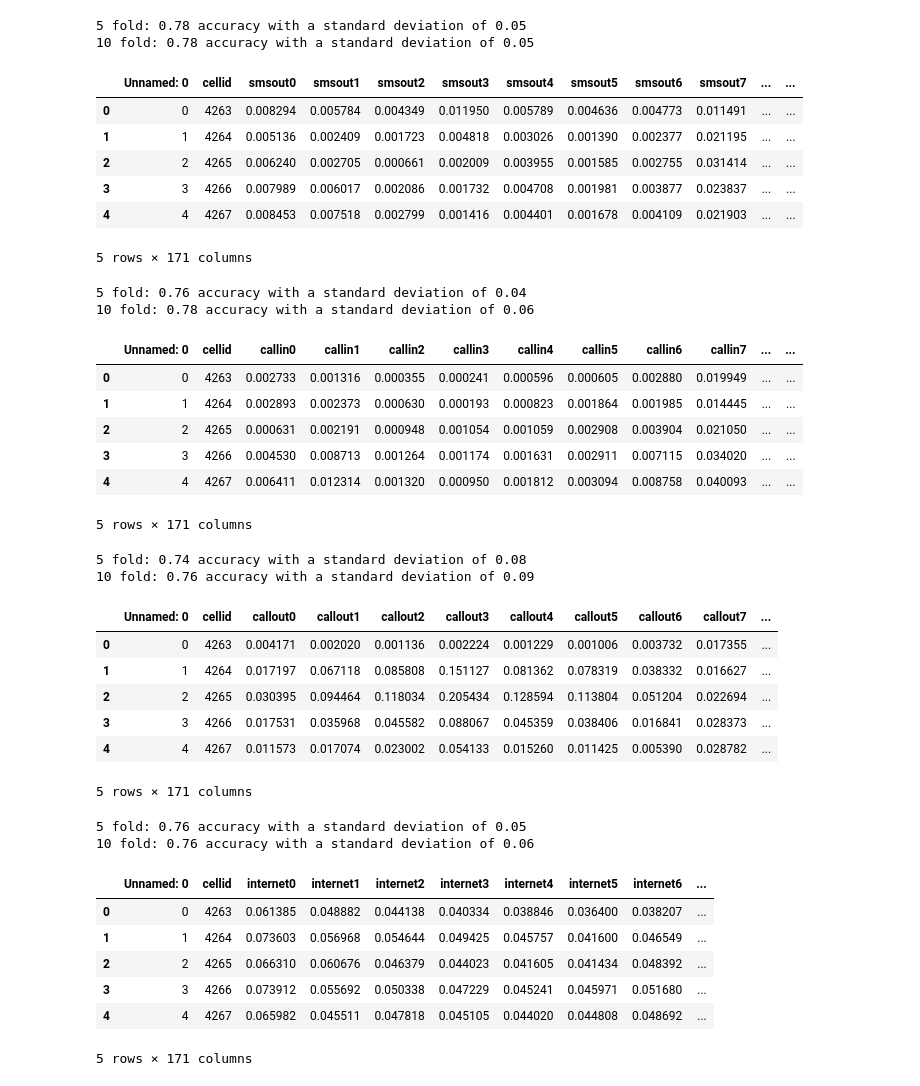
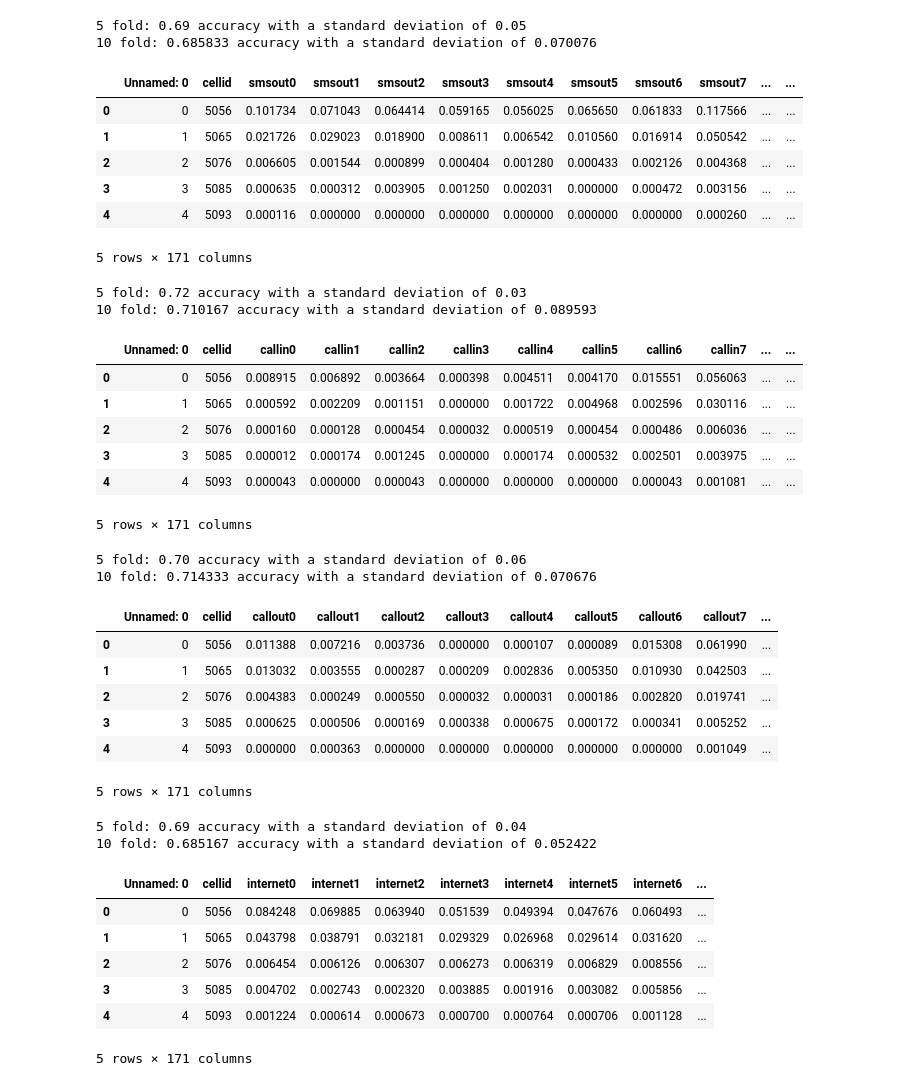
Before and after one commit to mendozamanu/milan-mobility, a Jupyter notebook: kNN-week.ipynb, the cells around one changed output. Drawn from its saved outputs; the diff is of its cells as text; code cells hidden in the pictures.

```diff
--- a/kNN-week.ipynb
+++ b/kNN-week.ipynb
@@ -49,26 +49,26 @@ scores2 = cross_val_score(knn, x, y, cv=10)
 #y_pred = cross_val_predict(knn, x, y, cv=10)
 # %%
 print("5 fold: %0.2f accuracy with a standard deviation of %0.2f" % (scores1.mean(), scores1.std()))
-print("10 fold: %0.2f accuracy with a standard deviation of %0.2f" % (scores2.mean(), scores2.std()))
+print("10 fold: %f accuracy with a standard deviation of %f" % (scores2.mean(), scores2.std()))
 # %% [output]
-5 fold: 0.78 accuracy with a standard deviation of 0.05
-10 fold: 0.78 accuracy with a standard deviation of 0.05
+5 fold: 0.69 accuracy with a standard deviation of 0.05
+10 fold: 0.685833 accuracy with a standard deviation of 0.070076
 # %%
-#data = pd.read_csv("./classif/randomgrid/classif-randomgridweek_smsout.csv")
+data = pd.read_csv("./classif/randomgrid/classif-randomgridweek_smsout.csv")
 #data = pd.read_csv("./classif/10x10/classif10x10week_smsout.csv")
-data = pd.read_csv("./classif/20x20/classif20x20week_smsout.csv")
+#data = pd.read_csv("./classif/20x20/classif20x20week_smsout.csv")
 
 #data = pd.read_csv("./classif/randomgrid/classif-randomgridweekminute_smsout.csv")
 #data = pd.read_csv("./classif/10x10/classif10x10weekminute_smsout.csv")
 #data = pd.read_csv("./classif/20x20/classif20x20weekminute_smsout.csv")
 data.head()
 # %% [output]
 |  | Unnamed: 0 | cellid | smsout0 | smsout1 | smsout2 | smsout3 | smsout4 | smsout5 | smsout6 | smsout7 | ... | ... |
-| 0 | 0 | 4263 | 0.008294 | 0.005784 | 0.004349 | 0.011950 | 0.005789 | 0.004636 | 0.004773 | 0.011491 | ... | ... |
-| 1 | 1 | 4264 | 0.005136 | 0.002409 | 0.001723 | 0.004818 | 0.003026 | 0.001390 | 0.002377 | 0.021195 | ... | ... |
-| 2 | 2 | 4265 | 0.006240 | 0.002705 | 0.000661 | 0.002009 | 0.003955 | 0.001585 | 0.002755 | 0.031414 | ... | ... |
-| 3 | 3 | 4266 | 0.007989 | 0.006017 | 0.002086 | 0.001732 | 0.004708 | 0.001981 | 0.003877 | 0.023837 | ... | ... |
-| 4 | 4 | 4267 | 0.008453 | 0.007518 | 0.002799 | 0.001416 | 0.004401 | 0.001678 | 0.004109 | 0.021903 | ... | ... |
+| 0 | 0 | 5056 | 0.101734 | 0.071043 | 0.064414 | 0.059165 | 0.056025 | 0.065650 | 0.061833 | 0.117566 | ... | ... |
+| 1 | 1 | 5065 | 0.021726 | 0.029023 | 0.018900 | 0.008611 | 0.006542 | 0.010560 | 0.016914 | 0.050542 | ... | ... |
+| 2 | 2 | 5076 | 0.006605 | 0.001544 | 0.000899 | 0.000404 | 0.001280 | 0.000433 | 0.002126 | 0.004368 | ... | ... |
+| 3 | 3 | 5085 | 0.000635 | 0.000312 | 0.003905 | 0.001250 | 0.002031 | 0.000000 | 0.000472 | 0.003156 | ... | ... |
+| 4 | 4 | 5093 | 0.000116 | 0.000000 | 0.000000 | 0.000000 | 0.000000 | 0.000000 | 0.000000 | 0.000260 | ... | ... |
 5 rows × 171 columns
 # %%
 y = data.iloc[:,170] #h/w
@@ -81,14 +81,14 @@ scores1 = cross_val_score(knn, x, y, cv=5)
 scores2 = cross_val_score(knn, x, y, cv=10)
 # %%
 print("5 fold: %0.2f accuracy with a standard deviation of %0.2f" % (scores1.mean(), scores1.std()))
-print("10 fold: %0.2f accuracy with a standard deviation of %0.2f" % (scores2.mean(), scores2.std()))
+print("10 fold: %f accuracy with a standard deviation of %f" % (scores2.mean(), scores2.std()))
 # %% [output]
-5 fold: 0.76 accuracy with a standard deviation of 0.04
-10 fold: 0.78 accuracy with a standard deviation of 0.06
+5 fold: 0.72 accuracy with a standard deviation of 0.03
+10 fold: 0.710167 accuracy with a standard deviation of 0.089593
 # %%
-#data = pd.read_csv("./classif/randomgrid/classif-randomgridweek_callin.csv")
+data = pd.read_csv("./classif/randomgrid/classif-randomgridweek_callin.csv")
 #data = pd.read_csv("./classif/10x10/classif10x10week_callin.csv")
-data = pd.read_csv("./classif/20x20/classif20x20week_callin.csv")
+#data = pd.read_csv("./classif/20x20/classif20x20week_callin.csv")
 
 #data = pd.read_csv("./classif/randomgrid/classif-randomgridweekminute_callin.csv")
 #data = pd.read_csv("./classif/10x10/classif10x10weekminute_callin.csv")
@@ -96,11 +96,11 @@ data = pd.read_csv("./classif/20x20/classif20x20week_callin.csv")
 data.head()
 # %% [output]
 |  | Unnamed: 0 | cellid | callin0 | callin1 | callin2 | callin3 | callin4 | callin5 | callin6 | callin7 | ... | ... |
-| 0 | 0 | 4263 | 0.002733 | 0.001316 | 0.000355 | 0.000241 | 0.000596 | 0.000605 | 0.002880 | 0.019949 | ... | ... |
-| 1 | 1 | 4264 | 0.002893 | 0.002373 | 0.000630 | 0.000193 | 0.000823 | 0.001864 | 0.001985 | 0.014445 | ... | ... |
-| 2 | 2 | 4265 | 0.000631 | 0.002191 | 0.000948 | 0.001054 | 0.001059 | 0.002908 | 0.003904 | 0.021050 | ... | ... |
-| 3 | 3 | 4266 | 0.004530 | 0.008713 | 0.001264 | 0.001174 | 0.001631 | 0.002911 | 0.007115 | 0.034020 | ... | ... |
-| 4 | 4 | 4267 | 0.006411 | 0.012314 | 0.001320 | 0.000950 | 0.001812 | 0.003094 | 0.008758 | 0.040093 | ... | ... |
+| 0 | 0 | 5056 | 0.008915 | 0.006892 | 0.003664 | 0.000398 | 0.004511 | 0.004170 | 0.015551 | 0.056063 | ... | ... |
+| 1 | 1 | 5065 | 0.000592 | 0.002209 | 0.001151 | 0.000000 | 0.001722 | 0.004968 | 0.002596 | 0.030116 | ... | ... |
+| 2 | 2 | 5076 | 0.000160 | 0.000128 | 0.000454 | 0.000032 | 0.000519 | 0.000454 | 0.000486 | 0.006036 | ... | ... |
+| 3 | 3 | 5085 | 0.000012 | 0.000174 | 0.001245 | 0.000000 | 0.000174 | 0.000532 | 0.002501 | 0.003975 | ... | ... |
+| 4 | 4 | 5093 | 0.000043 | 0.000000 | 0.000043 | 0.000000 | 0.000000 | 0.000000 | 0.000043 | 0.001081 | ... | ... |
 5 rows × 171 columns
 # %%
 y = data.iloc[:,170] #h/w
@@ -113,14 +113,14 @@ scores1 = cross_val_score(knn, x, y, cv=5)
 scores2 = cross_val_score(knn, x, y, cv=10)
 # %%
 print("5 fold: %0.2f accuracy with a standard deviation of %0.2f" % (scores1.mean(), scores1.std()))
-print("10 fold: %0.2f accuracy with a standard deviation of %0.2f" % (scores2.mean(), scores2.std()))
+print("10 fold: %f accuracy with a standard deviation of %f" % (scores2.mean(), scores2.std()))
 # %% [output]
-5 fold: 0.74 accuracy with a standard deviation of 0.08
-10 fold: 0.76 accuracy with a standard deviation of 0.09
+5 fold: 0.70 accuracy with a standard deviation of 0.06
+10 fold: 0.714333 accuracy with a standard deviation of 0.070676
 # %%
-#data = pd.read_csv("./classif/randomgrid/classif-randomgridweek_callout.csv")
+data = pd.read_csv("./classif/randomgrid/classif-randomgridweek_callout.csv")
 #data = pd.read_csv("./classif/10x10/classif10x10week_callout.csv")
-data = pd.read_csv("./classif/20x20/classif20x20week_callout.csv")
+#data = pd.read_csv("./classif/20x20/classif20x20week_callout.csv")
 
 #data = pd.read_csv("./classif/randomgrid/classif-randomgridweekminute_callout.csv")
 #data = pd.read_csv("./classif/10x10/classif10x10weekminute_callout.csv")
@@ -128,11 +128,11 @@ data = pd.read_csv("./classif/20x20/classif20x20week_callout.csv")
 data.head()
 # %% [output]
 |  | Unnamed: 0 | cellid | callout0 | callout1 | callout2 | callout3 | callout4 | callout5 | callout6 | callout7 | ... |
-| 0 | 0 | 4263 | 0.004171 | 0.002020 | 0.001136 | 0.002224 | 0.001229 | 0.001006 | 0.003732 | 0.017355 | ... |
-| 1 | 1 | 4264 | 0.017197 | 0.067118 | 0.085808 | 0.151127 | 0.081362 | 0.078319 | 0.038332 | 0.016627 | ... |
-| 2 | 2 | 4265 | 0.030395 | 0.094464 | 0.118034 | 0.205434 | 0.128594 | 0.113804 | 0.051204 | 0.022694 | ... |
-| 3 | 3 | 4266 | 0.017531 | 0.035968 | 0.045582 | 0.088067 | 0.045359 | 0.038406 | 0.016841 | 0.028373 | ... |
-| 4 | 4 | 4267 | 0.011573 | 0.017074 | 0.023002 | 0.054133 | 0.015260 | 0.011425 | 0.005390 | 0.028782 | ... |
+| 0 | 0 | 5056 | 0.011388 | 0.007216 | 0.003736 | 0.000000 | 0.000107 | 0.000089 | 0.015308 | 0.061990 | ... |
+| 1 | 1 | 5065 | 0.013032 | 0.003555 | 0.000287 | 0.000209 | 0.002836 | 0.005350 | 0.010930 | 0.042503 | ... |
+| 2 | 2 | 5076 | 0.004383 | 0.000249 | 0.000550 | 0.000032 | 0.000031 | 0.000186 | 0.002820 | 0.019741 | ... |
+| 3 | 3 | 5085 | 0.000625 | 0.000506 | 0.000169 | 0.000338 | 0.000675 | 0.000172 | 0.000341 | 0.005252 | ... |
+| 4 | 4 | 5093 | 0.000000 | 0.000363 | 0.000000 | 0.000000 | 0.000000 | 0.000000 | 0.000000 | 0.001049 | ... |
 5 rows × 171 columns
 # %%
 y = data.iloc[:,170] #h/w
@@ -147,14 +147,14 @@ scores2 = cross_val_score(knn, x, y, cv=10)
 #y_pred = cross_val_predict(knn, x, y, cv=10)
 # %%
 print("5 fold: %0.2f accuracy with a standard deviation of %0.2f" % (scores1.mean(), scores1.std()))
-print("10 fold: %0.2f accuracy with a standard deviation of %0.2f" % (scores2.mean(), scores2.std()))
+print("10 fold: %f accuracy with a standard deviation of %f" % (scores2.mean(), scores2.std()))
 # %% [output]
-5 fold: 0.76 accuracy with a standard deviation of 0.05
-10 fold: 0.76 accuracy with a standard deviation of 0.06
+5 fold: 0.69 accuracy with a standard deviation of 0.04
+10 fold: 0.685167 accuracy with a standard deviation of 0.052422
 # %%
-#data = pd.read_csv("./classif/randomgrid/classif-randomgridweek_internet.csv")
+data = pd.read_csv("./classif/randomgrid/classif-randomgridweek_internet.csv")
 #data = pd.read_csv("./classif/10x10/classif10x10week_internet.csv")
-data = pd.read_csv("./classif/20x20/classif20x20week_internet.csv")
+#data = pd.read_csv("./classif/20x20/classif20x20week_internet.csv")
 
 #data = pd.read_csv("./classif/randomgrid/classif-randomgridweekminute_internet.csv")
 #data = pd.read_csv("./classif/10x10/classif10x10weekminute_internet.csv")
@@ -162,11 +162,11 @@ data = pd.read_csv("./classif/20x20/classif20x20week_internet.csv")
 data.head()
 # %% [output]
 |  | Unnamed: 0 | cellid | internet0 | internet1 | internet2 | internet3 | internet4 | internet5 | internet6 | ... |
-| 0 | 0 | 4263 | 0.061385 | 0.048882 | 0.044138 | 0.040334 | 0.038846 | 0.036400 | 0.038207 | ... |
-| 1 | 1 | 4264 | 0.073603 | 0.056968 | 0.054644 | 0.049425 | 0.045757 | 0.041600 | 0.046549 | ... |
-| 2 | 2 | 4265 | 0.066310 | 0.060676 | 0.046379 | 0.044023 | 0.041605 | 0.041434 | 0.048392 | ... |
-| 3 | 3 | 4266 | 0.073912 | 0.055692 | 0.050338 | 0.047229 | 0.045241 | 0.045971 | 0.051680 | ... |
-| 4 | 4 | 4267 | 0.065982 | 0.045511 | 0.047818 | 0.045105 | 0.044020 | 0.044808 | 0.048692 | ... |
+| 0 | 0 | 5056 | 0.084248 | 0.069885 | 0.063940 | 0.051539 | 0.049394 | 0.047676 | 0.060493 | ... |
+| 1 | 1 | 5065 | 0.043798 | 0.038791 | 0.032181 | 0.029329 | 0.026968 | 0.029614 | 0.031620 | ... |
+| 2 | 2 | 5076 | 0.006454 | 0.006126 | 0.006307 | 0.006273 | 0.006319 | 0.006829 | 0.008556 | ... |
+| 3 | 3 | 5085 | 0.004702 | 0.002743 | 0.002320 | 0.003885 | 0.001916 | 0.003082 | 0.005856 | ... |
+| 4 | 4 | 5093 | 0.001224 | 0.000614 | 0.000673 | 0.000700 | 0.000764 | 0.000706 | 0.001128 | ... |
 5 rows × 171 columns
 # %%
 y = data.iloc[:,170] #h/w
```
Also changed, not shown: parts of 2 cells of this notebook, 5 other files.
